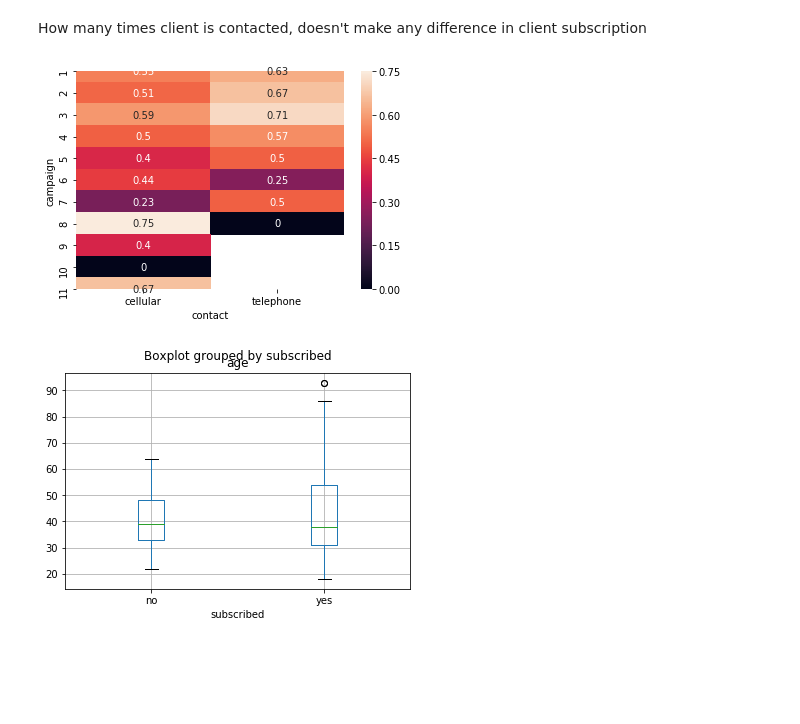
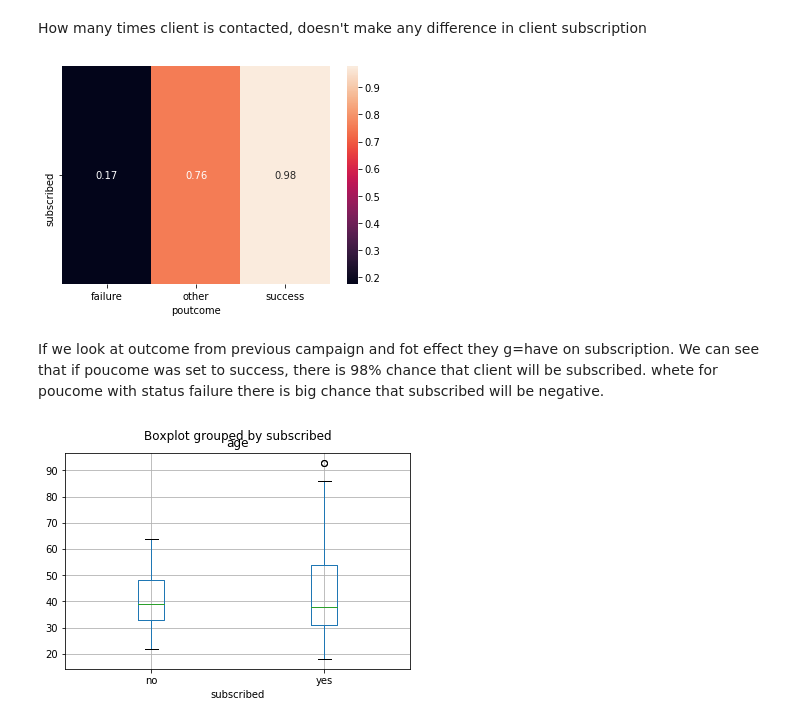
Before and after one commit to mandricic/CS5062, a Jupyter notebook: etivity1.ipynb, the cells around one changed output. Saved outputs shown, nothing was run; the diff lists cells and outputs as text; code cells hidden in the pictures; blank space fills up the shorter version.

```diff
--- a/etivity1.ipynb
+++ b/etivity1.ipynb
@@ -116,13 +113,14 @@ plt.show()
 How many times client is contacted, doesn't make any difference in client subscription
 # %%
 pivot_table_LCG = df.pivot_table(values='subscribed',
-                           index='campaign',
-                           columns='contact',
+                           columns='poutcome',
                            aggfunc=lambda x: x.map({'yes':1, 'no':0}).mean())
 sns.heatmap(pivot_table_LCG, annot=True)
 plt.show()
 # %% [output]
-[figure, old version]
+[figure, new version]
+# %% [markdown]
+If we look at outcome from previous campaign and fot effect they g=have on subscription. We can see that if poucome was set to success, there is 98% chance that client will be subscribed. whete for poucome with status failure there is big chance that subscribed will be negative.
 # %%
 df.boxplot(column='age', by='subscribed')
 plt.show()
```
Also changed, not shown: parts of 4 cells of this notebook.
